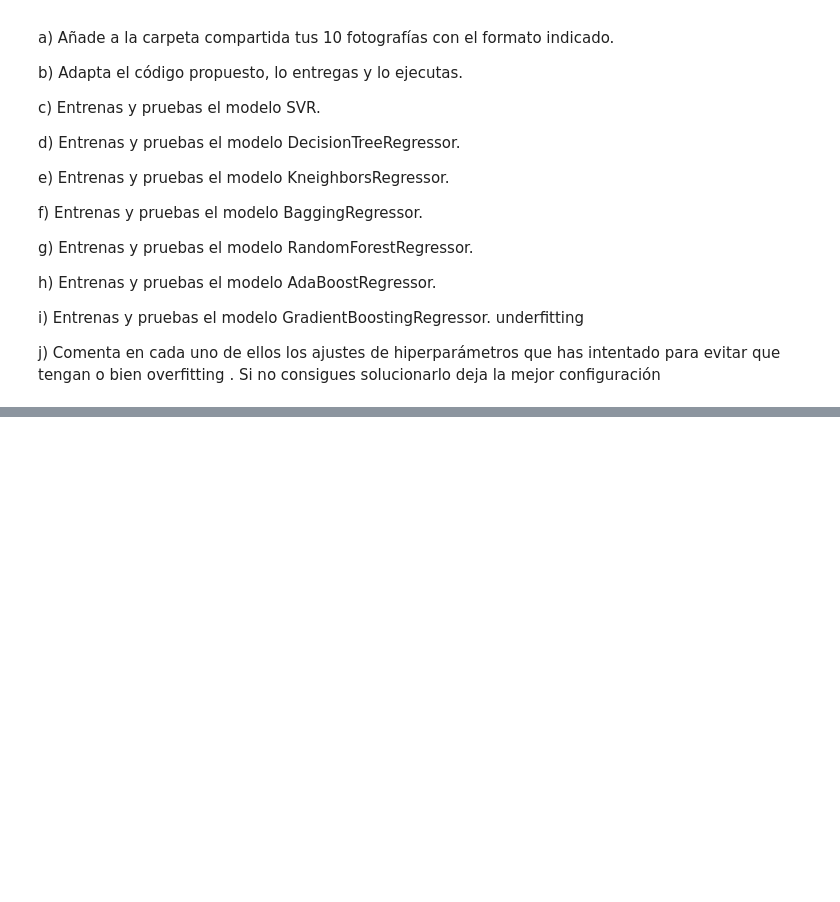
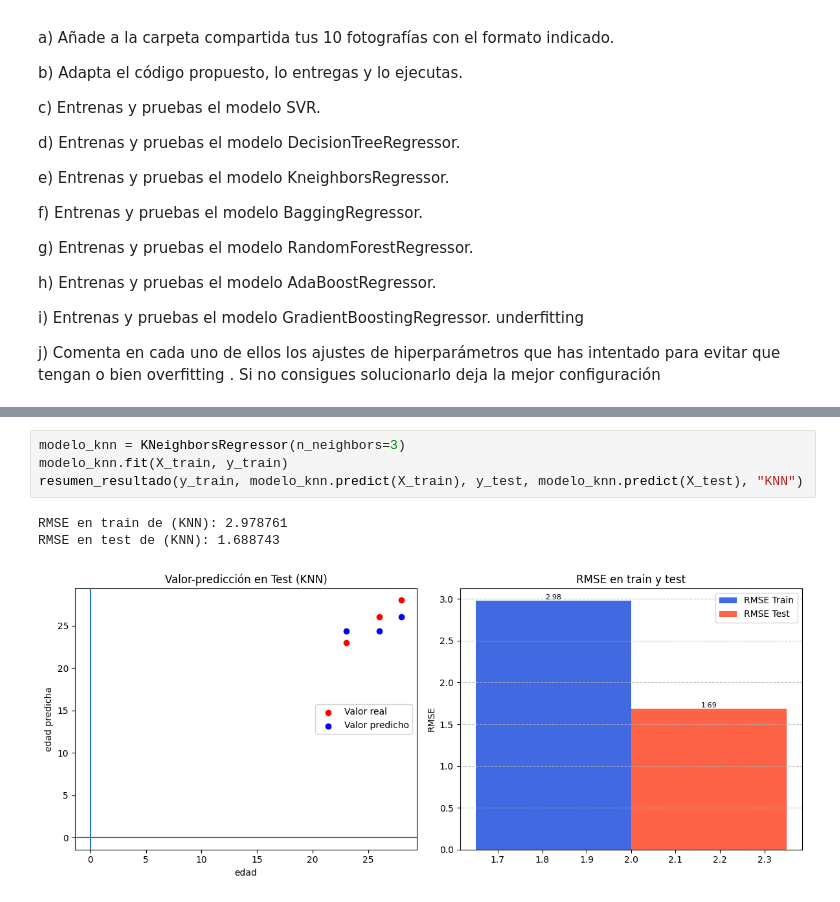
Before and after one commit to SamuehFDEZ/MachineLearning, a Jupyter notebook: saa/U3_AprendizajeSupervisado2/U03-P01-Regresiones/saa_u03_p01_a5-samartlop.ipynb, the cells around one changed output, grey strips where cells are left out. Cells and saved outputs as stored; diff of their text form; blank space fills up the shorter version.

```diff
--- a/saa/U3_AprendizajeSupervisado2/U03-P01-Regresiones/saa_u03_p01_a5-samartlop.ipynb
+++ b/saa/U3_AprendizajeSupervisado2/U03-P01-Regresiones/saa_u03_p01_a5-samartlop.ipynb
@@ -258,0 +329,8 @@ configuración
+# %%
+modelo_knn = KNeighborsRegressor(n_neighbors=3)
+modelo_knn.fit(X_train, y_train)
+resumen_resultado(y_train, modelo_knn.predict(X_train), y_test, modelo_knn.predict(X_test), "KNN")
+# %% [output]
+RMSE en train de (KNN): 2.978761
+RMSE en test de (KNN): 1.688743
+[figure, added]
```
Also changed, not shown: parts of 8 cells of this notebook, 18 other files.
